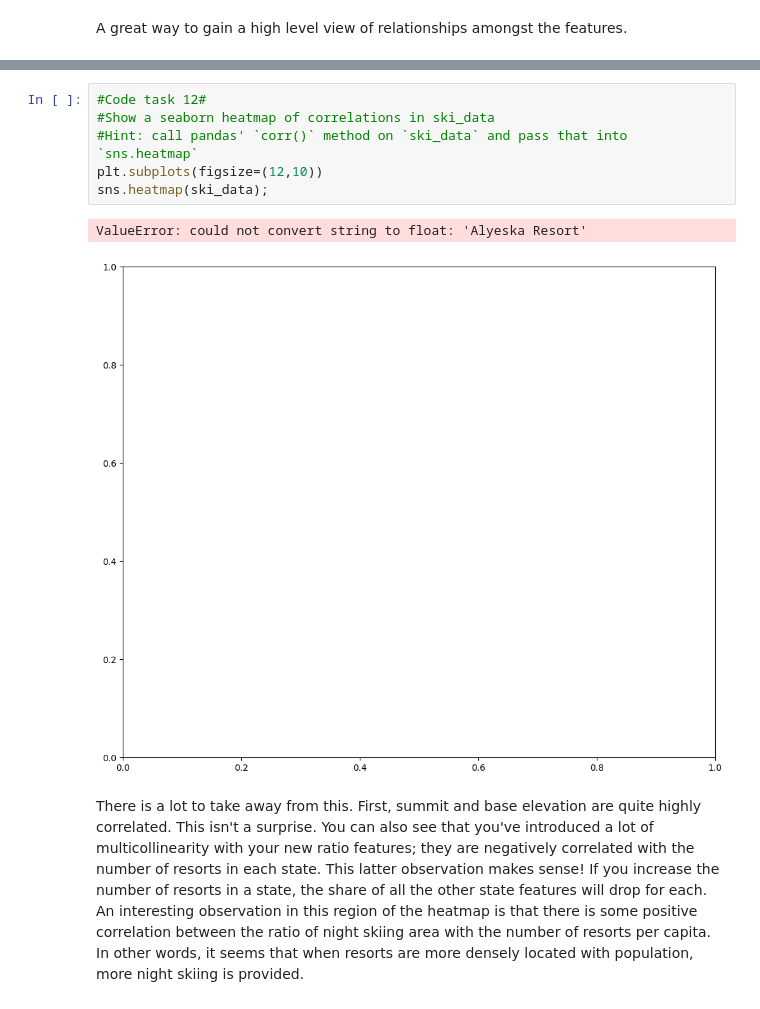
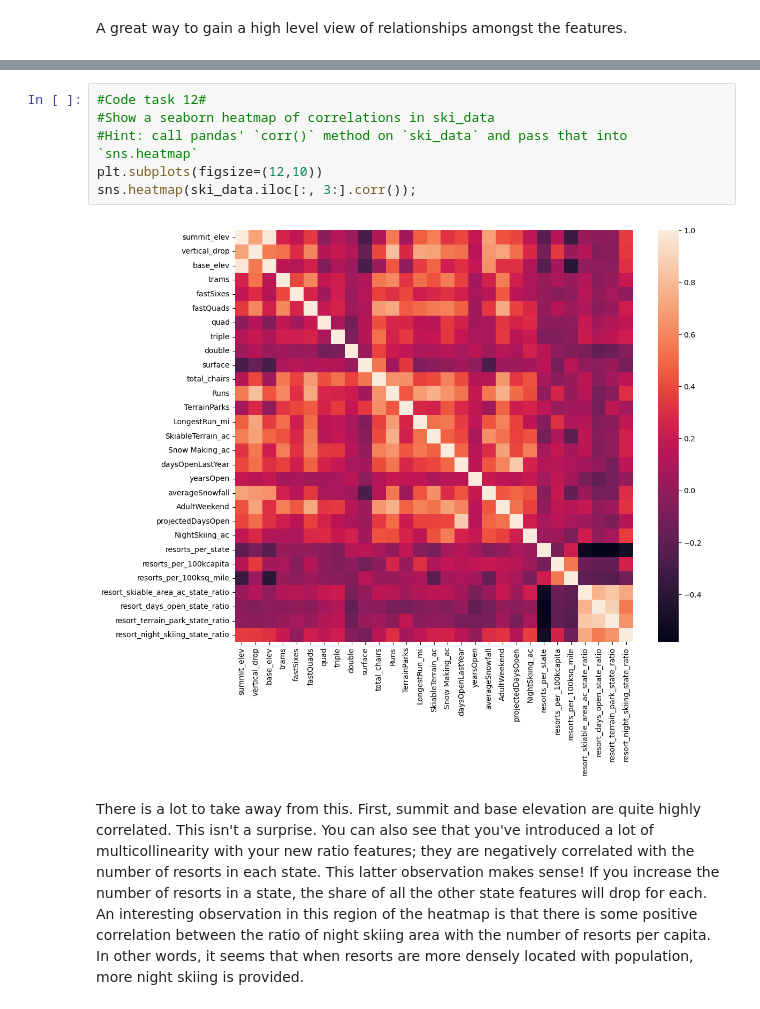
Before and after one commit to mdgarber/DataScienceGuidedCapstone, a Jupyter notebook: Notebooks/03_exploratory_data_analysis.ipynb, the cells around one changed output, grey strips where cells are left out. Drawn from its saved outputs; the diff is of its cells as text.

Commit message:
fixed corr parameter method :)

```diff
--- a/Notebooks/03_exploratory_data_analysis.ipynb
+++ b/Notebooks/03_exploratory_data_analysis.ipynb
@@ -759,12 +781,11 @@ A great way to gain a high level view of relationships amongst the features.
 # %%
 #Code task 12#
 #Show a seaborn heatmap of correlations in ski_data
 #Hint: call pandas' `corr()` method on `ski_data` and pass that into `sns.heatmap`
 plt.subplots(figsize=(12,10))
-sns.heatmap(ski_data);
+sns.heatmap(ski_data.iloc[:, 3:].corr());
 # %% [output]
-ValueError: could not convert string to float: 'Alyeska Resort'
-[figure, old version]
+[figure, new version]
 # %% [markdown]
 There is a lot to take away from this. First, summit and base elevation are quite highly correlated. This isn't a surprise. You can also see that you've introduced a lot of multicollinearity with your new ratio features; they are negatively correlated with the number of resorts in each state. This latter observation makes sense! If you increase the number of resorts in a state, the share of all the other state features will drop for each. An interesting observation in this region of the heatmap is that there is some positive correlation between the ratio of night skiing area with the number of resorts per capita. In other words, it seems that when resorts are more densely located with population, more night skiing is provided.
 
```
Also changed, not shown: parts of 1 cell of this notebook.
